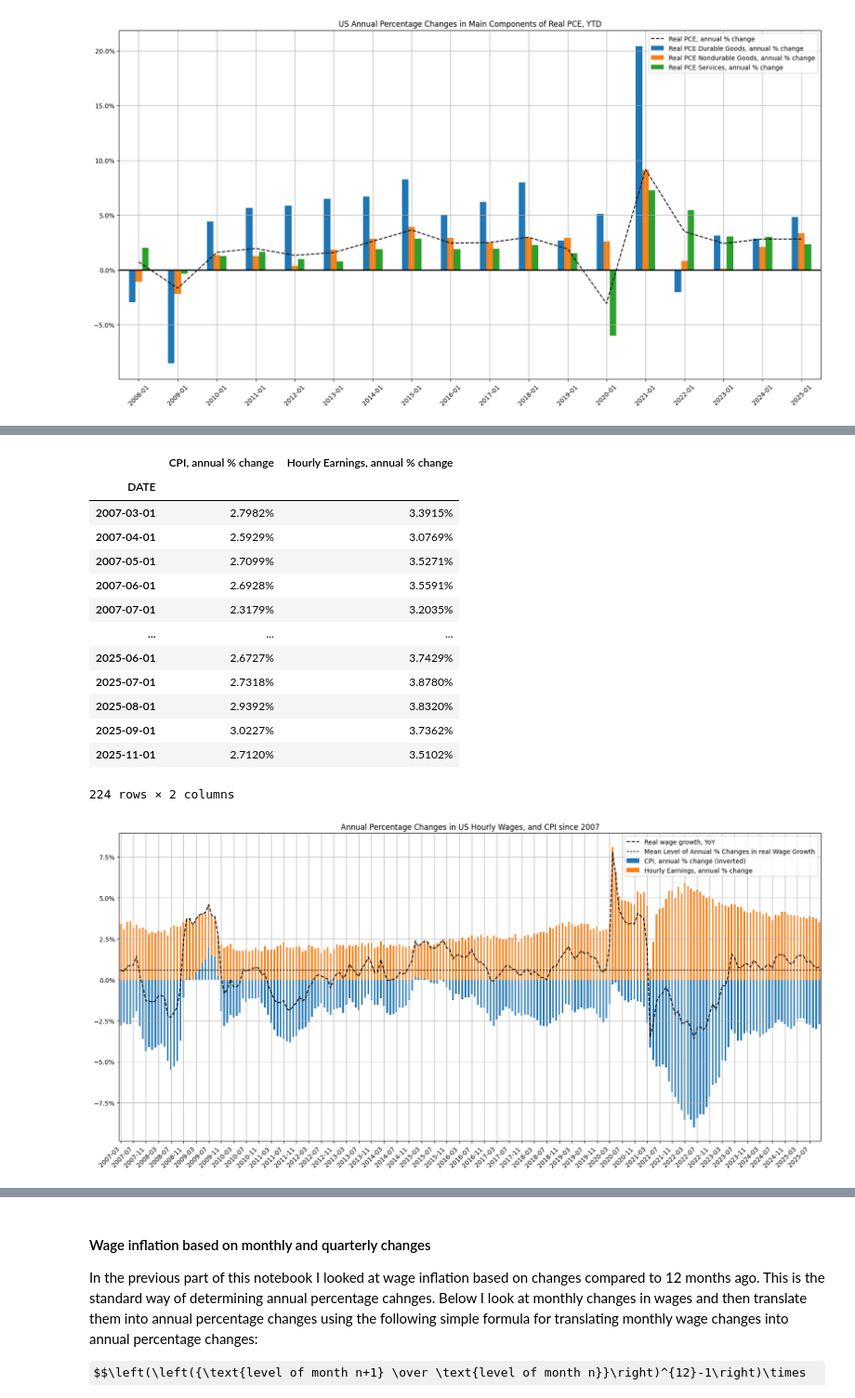
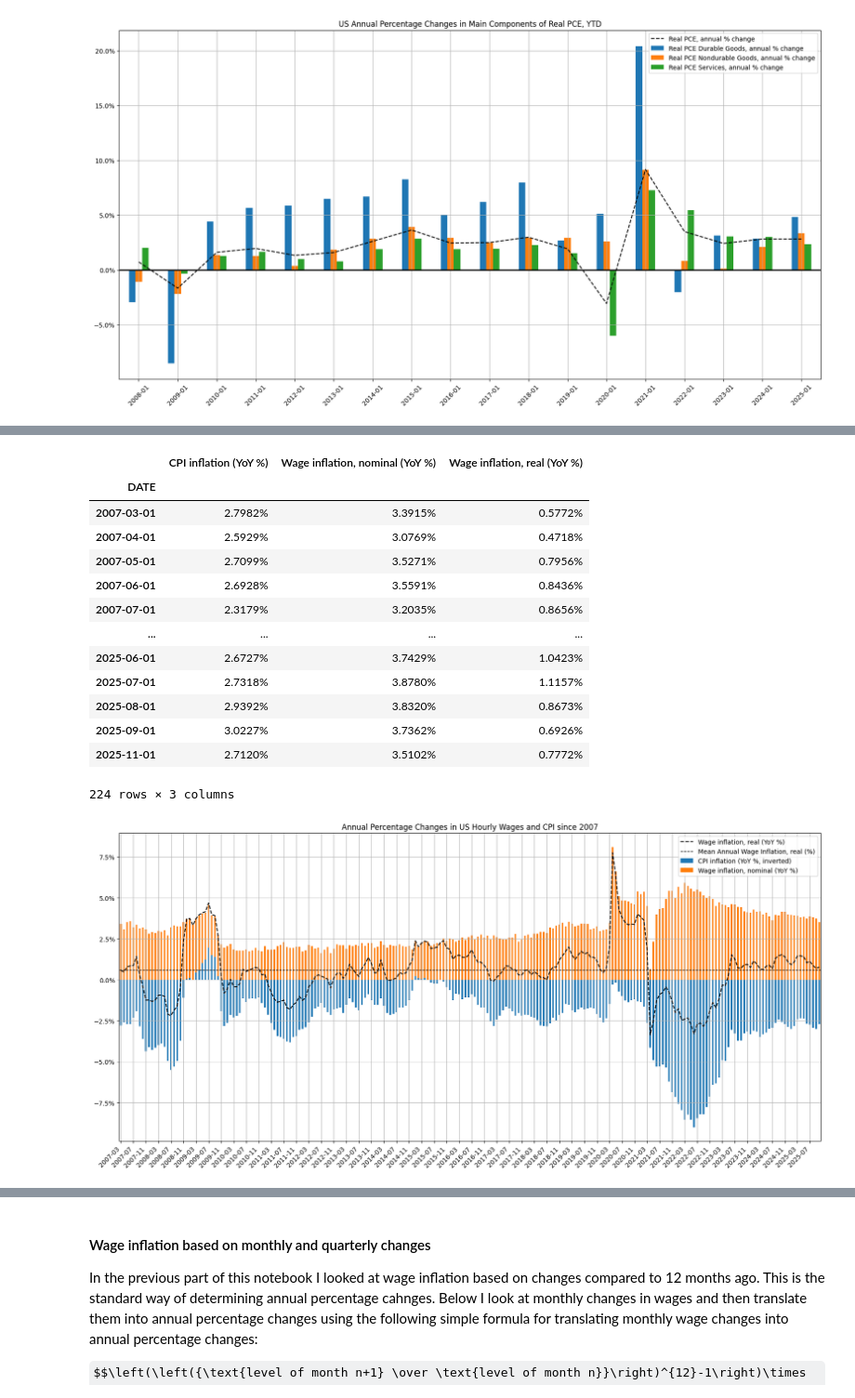
Before and after one commit to ilchen/US_Economic_Data_Analysis, a Jupyter notebook: M2_PCE_and_CPI.ipynb, the cells around one changed output, grey strips where cells are left out. Shown at 93% size. Saved outputs shown, nothing was run; the diff lists cells and outputs as text; code cells hidden in the pictures; some formulas as TeX source.

Commit message:
Improved analysis of real wage inflation

```diff
--- a/M2_PCE_and_CPI.ipynb
+++ b/M2_PCE_and_CPI.ipynb
@@ -375,9 +382,13 @@ wagei_cpi = web.get_data_fred(['CPIAUCSL', 'CES0500000003'], start=date(2006, 3,
 
 # Converting to annual percentage changes (changes from the corresponding month a year ago)
 wagei_cpi = wagei_cpi.pct_change(12, fill_method=None).dropna()
+
+# Calculate real wage inflation
+real_wagei = ((wagei_cpi.iloc[:,1] + 1) / (wagei_cpi.iloc[:,0] + 1) - 1).rename('Wage inflation, real (YoY %)')
+wagei_cpi = pd.concat([wagei_cpi, real_wagei], axis=1)
 # %%
-CPI_COLUMN_NAME = 'CPI, annual % change'
-WGI_COLUMN_NAME = 'Hourly Earnings, annual % change'
+CPI_COLUMN_NAME = 'CPI inflation (YoY %)'
+WGI_COLUMN_NAME = 'Wage inflation, nominal (YoY %)'
 wagei_cpi.rename(
     columns={wagei_cpi.columns[0]: CPI_COLUMN_NAME,
              wagei_cpi.columns[1]: WGI_COLUMN_NAME},
@@ -385,50 +396,48 @@ wagei_cpi.rename(
 pd.options.display.float_format = '{:.4%}'.format
 wagei_cpi
 # %% [output]
-|  | CPI, annual % change | Hourly Earnings, annual % change |
-| DATE |  |  |
-| 2007-03-01 | 2.7982% | 3.3915% |
-| 2007-04-01 | 2.5929% | 3.0769% |
-| 2007-05-01 | 2.7099% | 3.5271% |
-| 2007-06-01 | 2.6928% | 3.5591% |
-| 2007-07-01 | 2.3179% | 3.2035% |
-| ... | ... | ... |
-| 2025-06-01 | 2.6727% | 3.7429% |
-| 2025-07-01 | 2.7318% | 3.8780% |
-| 2025-08-01 | 2.9392% | 3.8320% |
-| 2025-09-01 | 3.0227% | 3.7362% |
-| 2025-11-01 | 2.7120% | 3.5102% |
+|  | CPI inflation (YoY %) | Wage inflation, nominal (YoY %) | Wage inflation, real (YoY %) |
+| DATE |  |  |  |
+| 2007-03-01 | 2.7982% | 3.3915% | 0.5772% |
+| 2007-04-01 | 2.5929% | 3.0769% | 0.4718% |
+| 2007-05-01 | 2.7099% | 3.5271% | 0.7956% |
+| 2007-06-01 | 2.6928% | 3.5591% | 0.8436% |
+| 2007-07-01 | 2.3179% | 3.2035% | 0.8656% |
+| ... | ... | ... | ... |
+| 2025-06-01 | 2.6727% | 3.7429% | 1.0423% |
+| 2025-07-01 | 2.7318% | 3.8780% | 1.1157% |
+| 2025-08-01 | 2.9392% | 3.8320% | 0.8673% |
+| 2025-09-01 | 3.0227% | 3.7362% | 0.6926% |
+| 2025-11-01 | 2.7120% | 3.5102% | 0.7772% |
-224 rows × 2 columns
+224 rows × 3 columns
 # %%
 # Mean level of Wage Inflation, and CPI
 mean_level_wagei = wagei_cpi.loc[:,WGI_COLUMN_NAME].mean()
 mean_level_cpi = wagei_cpi.loc[:,CPI_COLUMN_NAME].mean()
 # %%
-GRAPH_TITLE = 'Annual Percentage Changes in US Hourly Wages, and CPI since %d'
-LABEL_MEAN_WAGEI = 'Mean Level of Annual % Changes in Hourly Wages'
-LABEL_MEAN_CPI = 'Mean Level of Annual % Changes in CPI'
-LABEL_MEAN_WAGEIR = 'Mean Level of Annual % Changes in real Wage Growth'
+GRAPH_TITLE = 'Annual Percentage Changes in US Hourly Wages and CPI since %d'
+LABEL_MEAN_WAGEI  = 'Mean Annual Wage Inflation, nominal (%)'
+LABEL_MEAN_CPI    = 'Mean Annual CPI Inflation (%)'
+LABEL_MEAN_WAGEIR = 'Mean Annual Wage Inflation, real (%)'
 # %%
-scaled_df = wagei_cpi * [-1, 1]  # -CPI, +Earnings
-scaled_df.columns = [scaled_df.columns[0] + ' (inverted)', scaled_df.columns[1]]
+scaled_df = wagei_cpi.iloc[:,:2] * [-1, 1]  # -CPI, +Earnings
+scaled_df.columns = ['CPI inflation (YoY %, inverted)', scaled_df.columns[1]]
 
 # Categorical positions (0 to N-1)
-positions = range(len(scaled_df))
+positions = range(len(real_wagei))
 
-ax = scaled_df.sum(axis=1).rename('Real wage growth, YoY').plot(figsize=(20,10), grid=True,
-                        title=GRAPH_TITLE % wagei_cpi.index[0].year,
-                        xticks=positions[::2], xlabel='', rot=45,
-                        linestyle='--', color='k')
+ax = real_wagei.plot(figsize=(20,10), grid=True, title=GRAPH_TITLE % wagei_cpi.index[0].year,
+                     xticks=positions[::2], xlabel='', rot=45, linestyle='--', color='k')
 # overwrite x-values so the line aligns with bars
 ax.lines[0].set_xdata(positions)
 
 scaled_df.plot.bar(ax=ax, xlabel='', stacked=True, width=.5, grid=True, rot=45)
 
 ax.yaxis.set_major_formatter(mtick.PercentFormatter(1))
 ax.axhline(y=scaled_df.sum(axis=1).mean(), ls='--', c='k', lw=1, label=LABEL_MEAN_WAGEIR)
 ax.legend()
 
 ax.set_xticks(positions[::4])
 _ = ax.set_xticklabels(list(map('{:%Y-%m}'.format, wagei_cpi.index[::4])))
 # %% [output]
-[figure, old version]
+[figure, new version]
```
Also changed, not shown: parts of 6 cells of this notebook.
